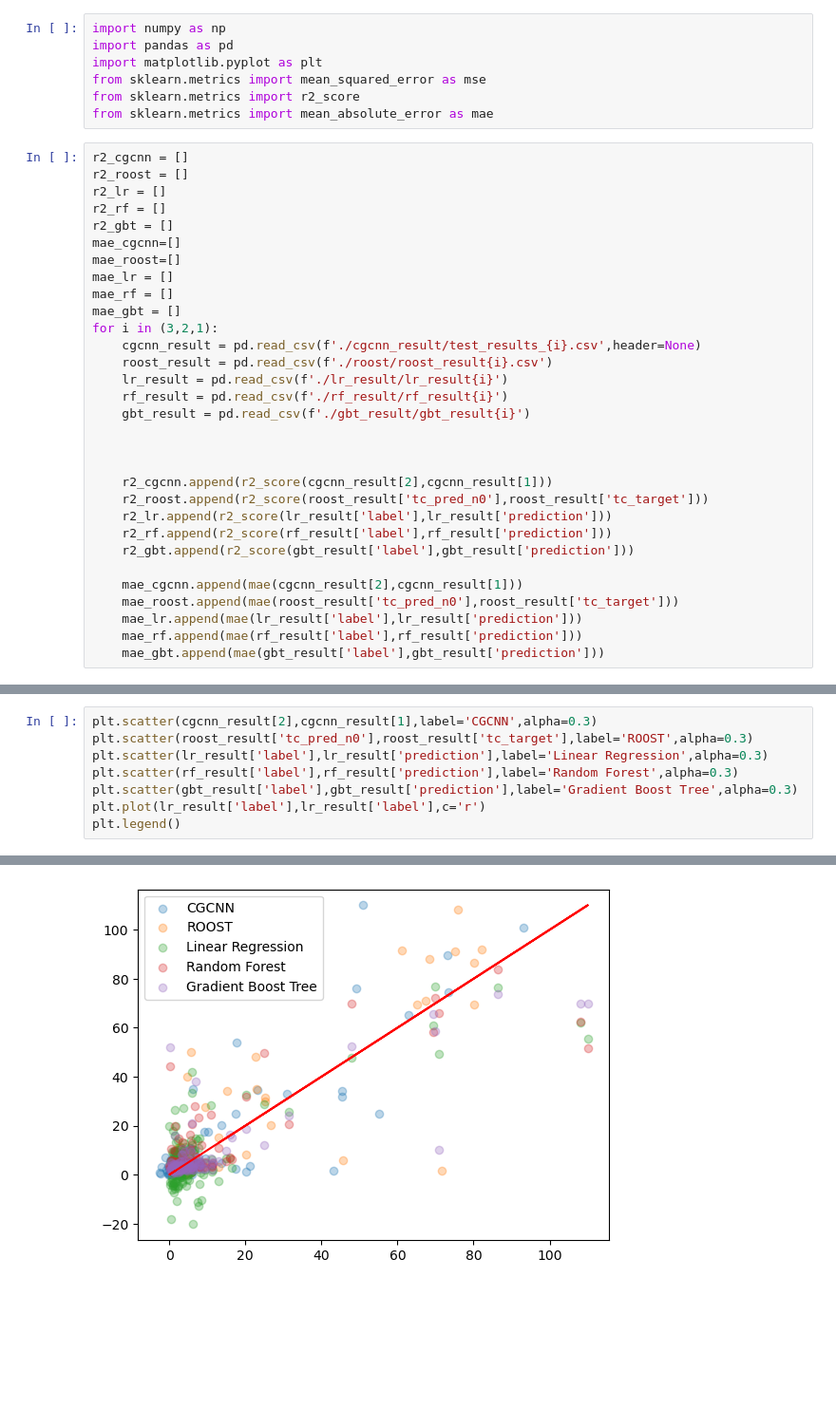
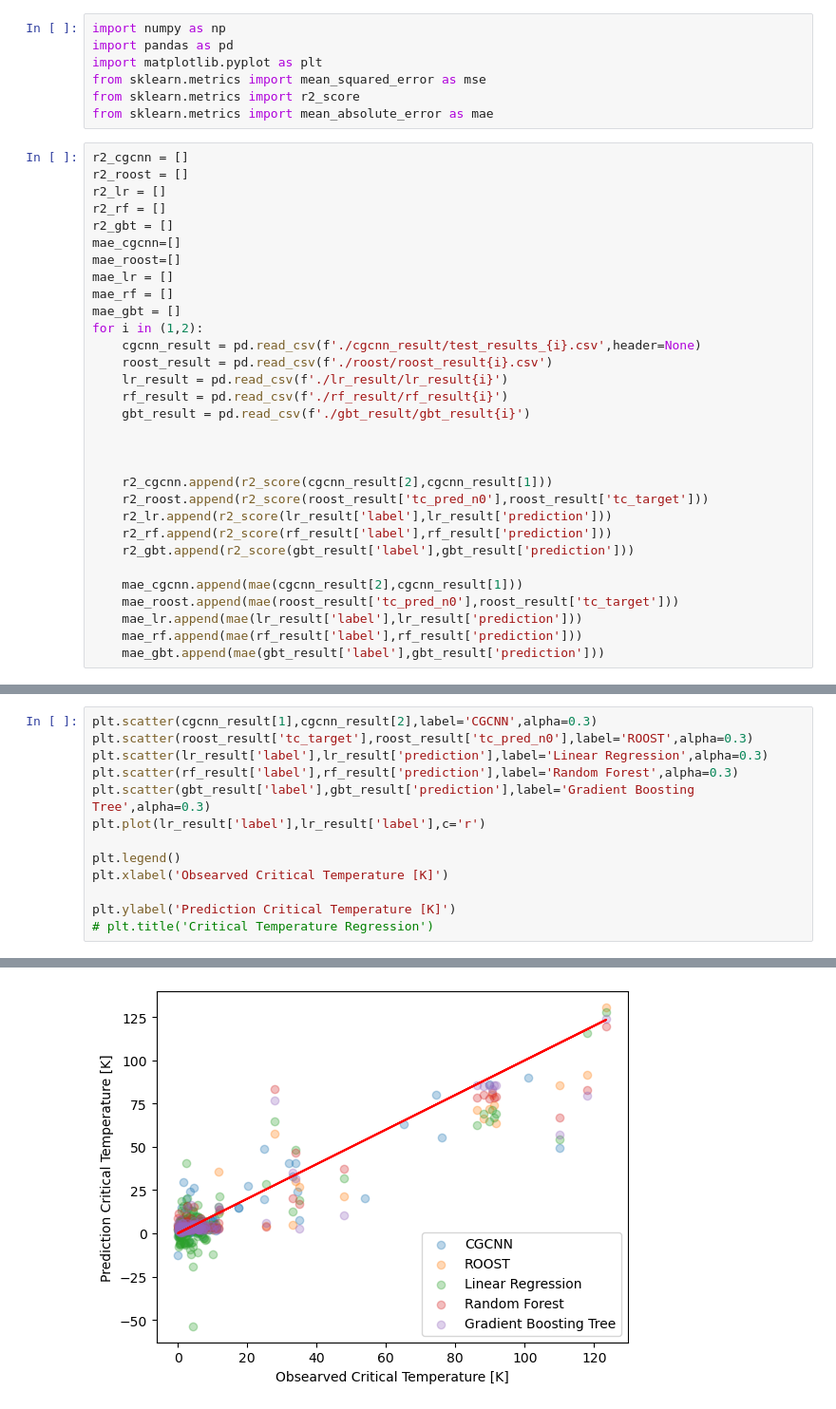
Before and after one commit to hongshuh/AI_superconductor, a Jupyter notebook: visualization.ipynb, the cells around one changed output, grey strips where cells are left out. Shown: that part at 95% size. Cells and saved outputs as stored; diff of their text form; blank space fills up the shorter version.

```diff
--- a/visualization.ipynb
+++ b/visualization.ipynb
@@ -16,7 +16,7 @@ mae_roost=[]
 mae_lr = []
 mae_rf = []
 mae_gbt = []
-for i in (3,2,1):
+for i in (1,2):
     cgcnn_result = pd.read_csv(f'./cgcnn_result/test_results_{i}.csv',header=None)
     roost_result = pd.read_csv(f'./roost/roost_result{i}.csv')
     lr_result = pd.read_csv(f'./lr_result/lr_result{i}')
@@ -39,9 +56,14 @@ for i in (3,2,1):
 # %%
-plt.scatter(cgcnn_result[2],cgcnn_result[1],label='CGCNN',alpha=0.3)
-plt.scatter(roost_result['tc_pred_n0'],roost_result['tc_target'],label='ROOST',alpha=0.3)
+plt.scatter(cgcnn_result[1],cgcnn_result[2],label='CGCNN',alpha=0.3)
+plt.scatter(roost_result['tc_target'],roost_result['tc_pred_n0'],label='ROOST',alpha=0.3)
 plt.scatter(lr_result['label'],lr_result['prediction'],label='Linear Regression',alpha=0.3)
 plt.scatter(rf_result['label'],rf_result['prediction'],label='Random Forest',alpha=0.3)
-plt.scatter(gbt_result['label'],gbt_result['prediction'],label='Gradient Boost Tree',alpha=0.3)
+plt.scatter(gbt_result['label'],gbt_result['prediction'],label='Gradient Boosting Tree',alpha=0.3)
 plt.plot(lr_result['label'],lr_result['label'],c='r')
+
 plt.legend()
+plt.xlabel('Obsearved Critical Temperature [K]')
+
+plt.ylabel('Prediction Critical Temperature [K]')
+# plt.title('Critical Temperature Regression')
 # %% [output]
@@ -49,4 +71,4 @@ plt.legend()
-[figure, old version]
+[figure, new version]
 # %%
 std_cgcnn = np.std(r2_cgcnn)
 std_roost = np.std(r2_roost)
```
Also changed, not shown: parts of 4 cells of this notebook, 14 other files.
